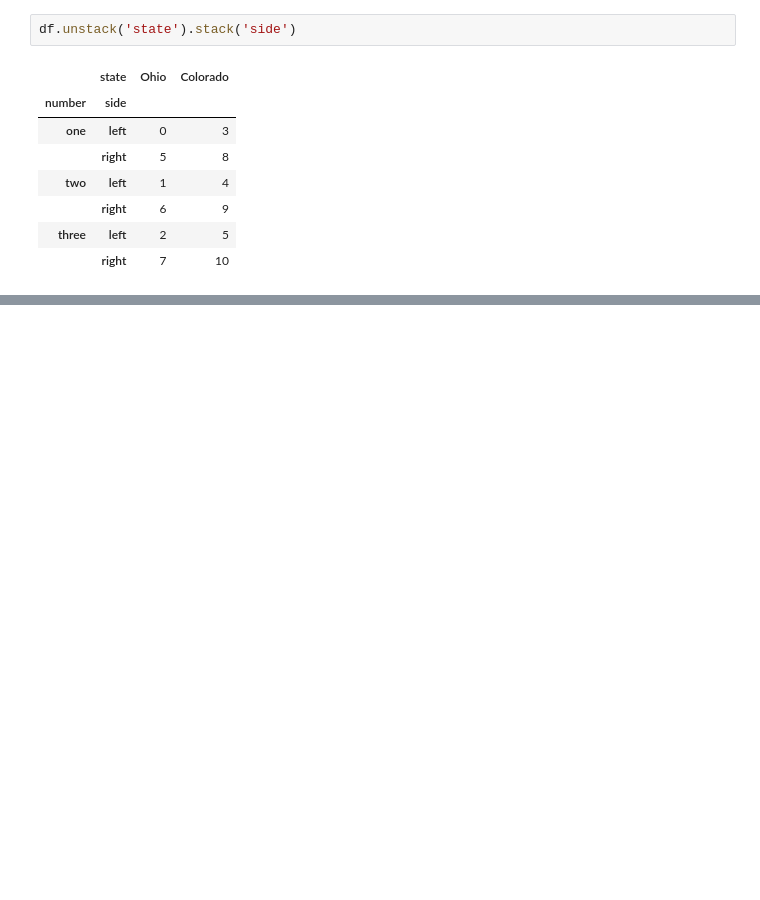
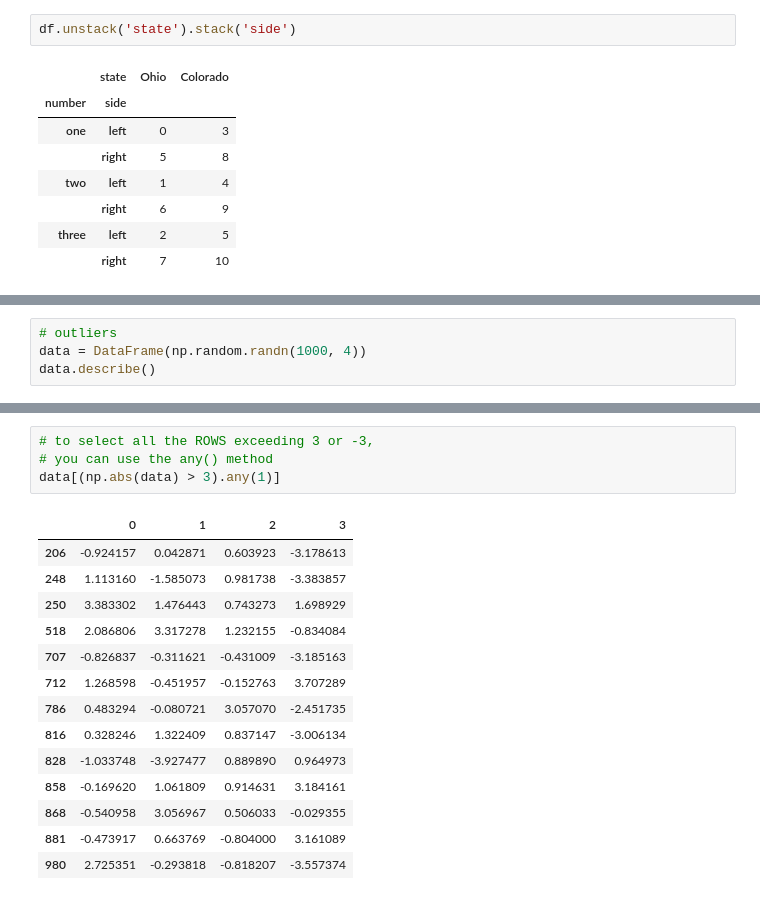
Before and after one commit to adpoe/FluentPython-Notes, a Jupyter notebook: Data_Wrangling.ipynb, the cells around one changed output, grey strips where cells are left out. Saved outputs shown, nothing was run; the diff lists cells and outputs as text; blank space fills up the shorter version.

Commit message:
updating notes on data wrangling

```diff
--- a/Data_Wrangling.ipynb
+++ b/Data_Wrangling.ipynb
@@ -653,0 +832,4 @@ df.unstack('state').stack('side')
+# %%
+# outliers
+data = DataFrame(np.random.randn(1000, 4))
+data.describe()
@@ -653,0 +860,19 @@ df.unstack('state').stack('side')
+# %%
+# to select all the ROWS exceeding 3 or -3,
+# you can use the any() method
+data[(np.abs(data) > 3).any(1)]
+# %% [output]
+|  | 0 | 1 | 2 | 3 |
+| 206 | -0.924157 | 0.042871 | 0.603923 | -3.178613 |
+| 248 | 1.113160 | -1.585073 | 0.981738 | -3.383857 |
+| 250 | 3.383302 | 1.476443 | 0.743273 | 1.698929 |
+| 518 | 2.086806 | 3.317278 | 1.232155 | -0.834084 |
+| 707 | -0.826837 | -0.311621 | -0.431009 | -3.185163 |
+| 712 | 1.268598 | -0.451957 | -0.152763 | 3.707289 |
+| 786 | 0.483294 | -0.080721 | 3.057070 | -2.451735 |
+| 816 | 0.328246 | 1.322409 | 0.837147 | -3.006134 |
+| 828 | -1.033748 | -3.927477 | 0.889890 | 0.964973 |
+| 858 | -0.169620 | 1.061809 | 0.914631 | 3.184161 |
+| 868 | -0.540958 | 3.056967 | 0.506033 | -0.029355 |
+| 881 | -0.473917 | 0.663769 | -0.804000 | 3.161089 |
+| 980 | 2.725351 | -0.293818 | -0.818207 | -3.557374 |
```
Also changed, not shown: parts of 21 cells of this notebook.
